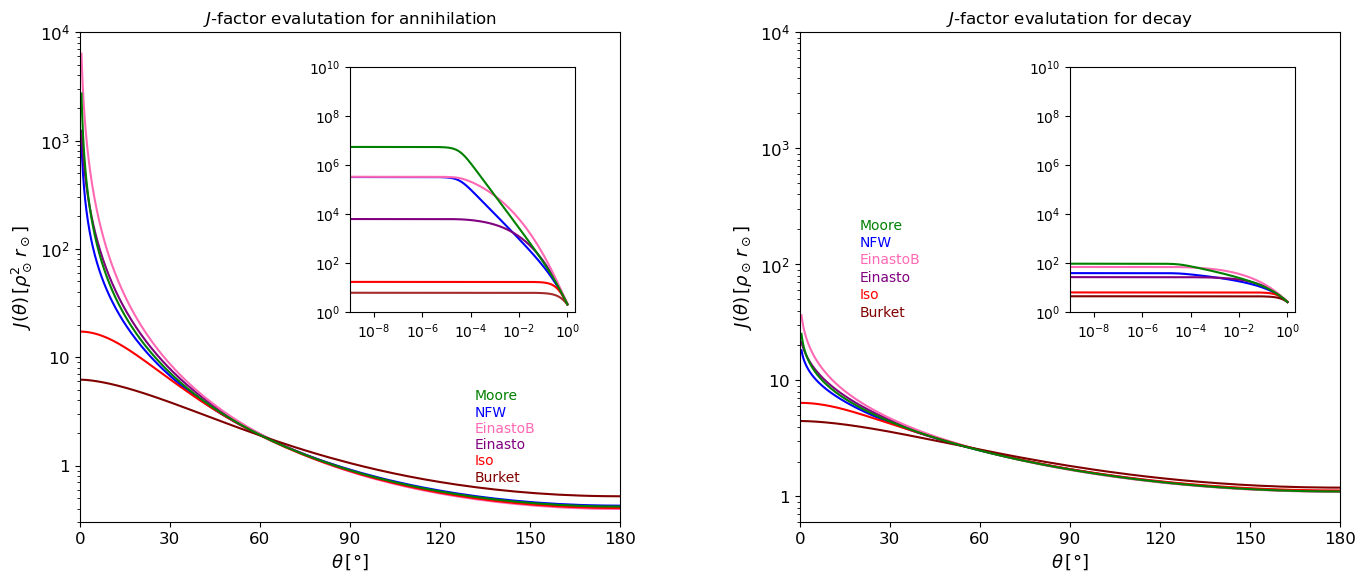
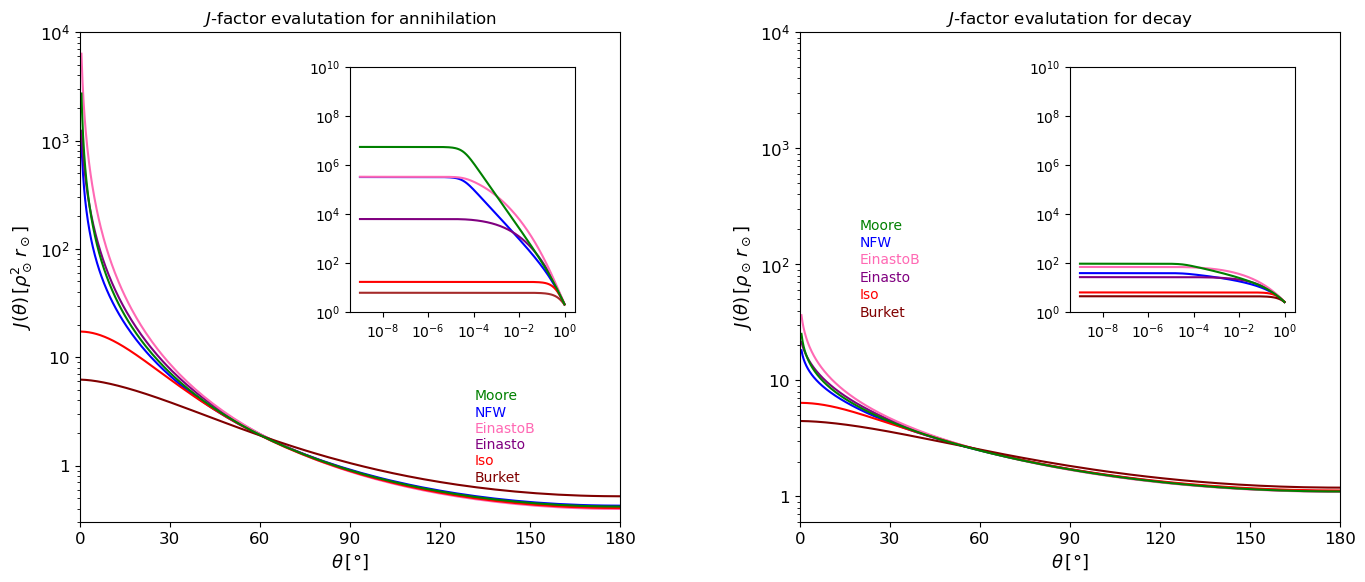
The notebook cell's code change between the first figure and the second:
--- before
+++ after
@@ -46,5 +46,5 @@
 ax12.set_xscale('log')
 ax12.set_yscale('log')
-ax12.set_xlim(1e-9,2,500)
+#ax12.set_xlim(1e-9,2.500)
 ax12.set_ylim(1,1e10)
 ax12.plot(t2, J_NFW_ann(t2), '-b')
@@ -94,5 +94,5 @@
 ax22.set_xscale('log')
 ax22.set_yscale('log')
-ax22.set_xlim(1e-9,2,500)
+#ax22.set_xlim(1e-9,2,500)
 ax22.set_ylim(1,1e10)
 ax22.plot(t2, J_NFW_dec(t2), '-b')

Commit: adding flux